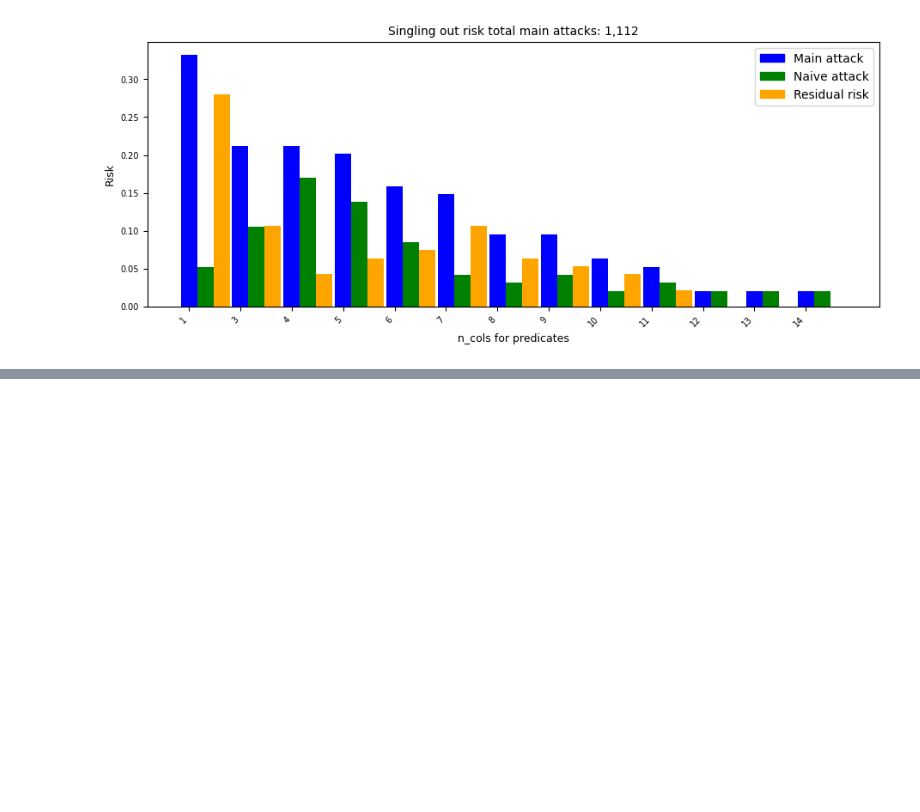
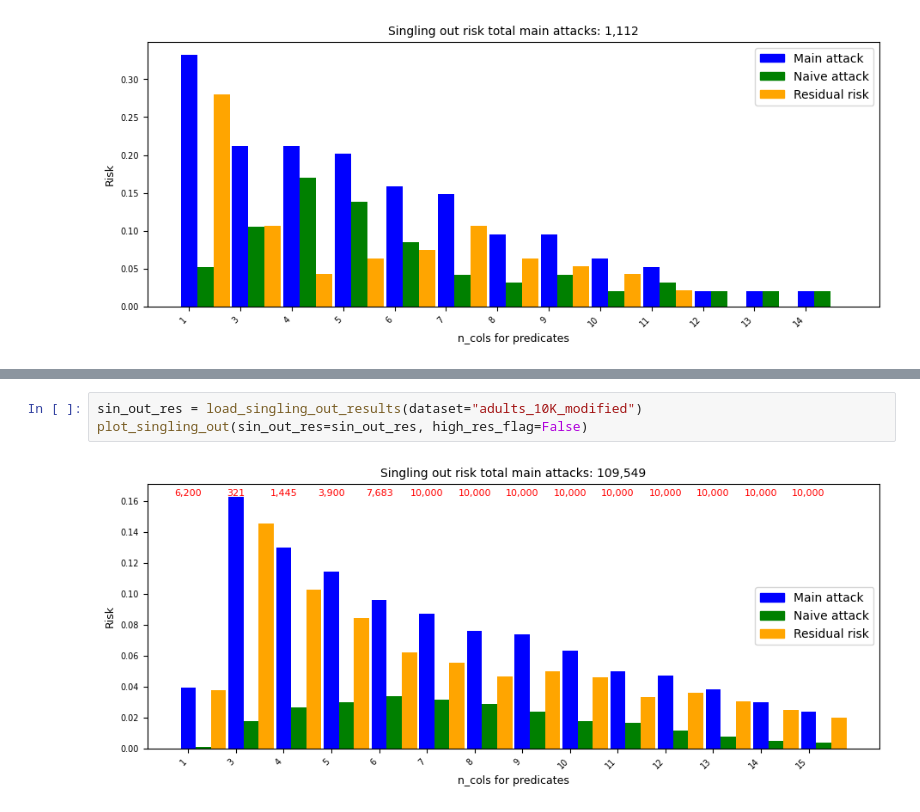
Before and after one commit to aidotse/LeakPro, a Jupyter notebook: examples/synthetic_data/singling_out_example.ipynb, the cells around one changed output, grey strips where cells are left out. Cells and saved outputs as stored; diff of their text form; blank space fills up the shorter version.

```diff
--- a/examples/synthetic_data/singling_out_example.ipynb
+++ b/examples/synthetic_data/singling_out_example.ipynb
@@ -141,0 +164,5 @@ plot_singling_out(sin_out_res=sin_out_res, high_res_flag=False)
+# %%
+sin_out_res = load_singling_out_results(dataset="adults_10K_modified")
+plot_singling_out(sin_out_res=sin_out_res, high_res_flag=False)
+# %% [output]
+[figure, added]
```
Also changed, not shown: parts of 5 cells of this notebook.
